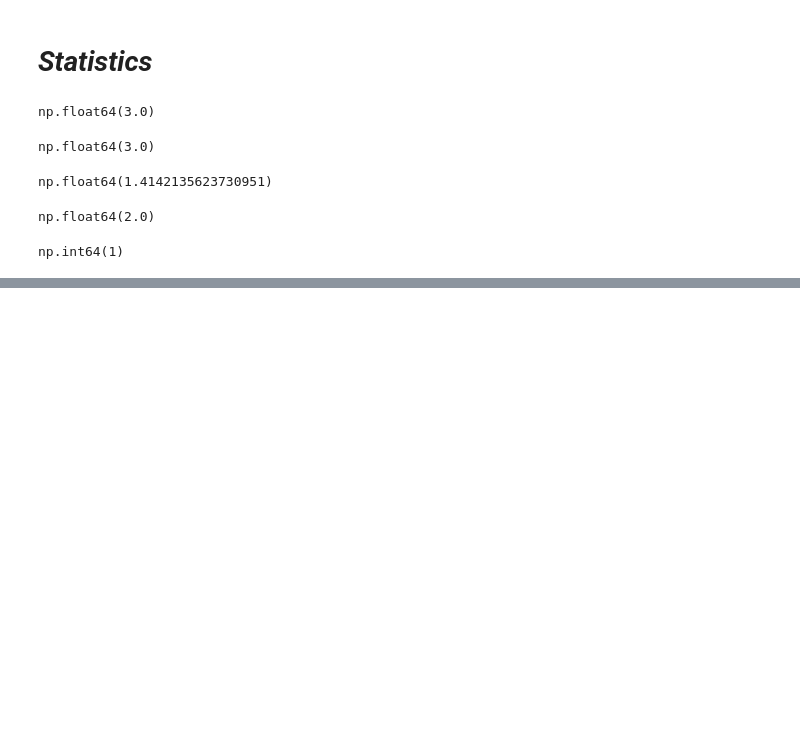
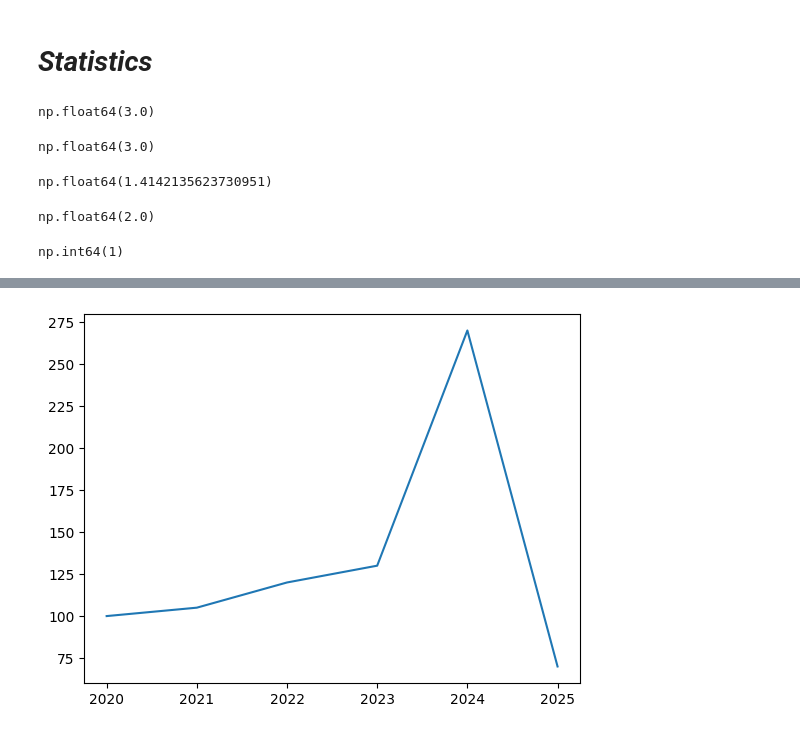
Before and after one commit to Mehmoodkhan-ai/DATA-ANALYSIS-WITH-PYTHON, a Jupyter notebook: numpy.ipynb, the cells around one changed output, grey strips where cells are left out. Drawn from its saved outputs; the diff is of its cells as text; code cells hidden in the pictures; blank space fills up the shorter version.

```diff
--- a/numpy.ipynb
+++ b/numpy.ipynb
@@ -282,0 +299,12 @@ np.int64(1)
+# %%
+# Line Chart
+
+year =  [2020,2021,2022,2023,2024,2025]
+sales = [100,105,120,130,270,70]
+
+# Ye function years aur sales ke darmiyan line chart create karta hai.
+plt.plot(year,sales)
+
+plt.show()
+# %% [output]
+[figure, added]
```
Also changed, not shown: parts of 7 cells of this notebook.
